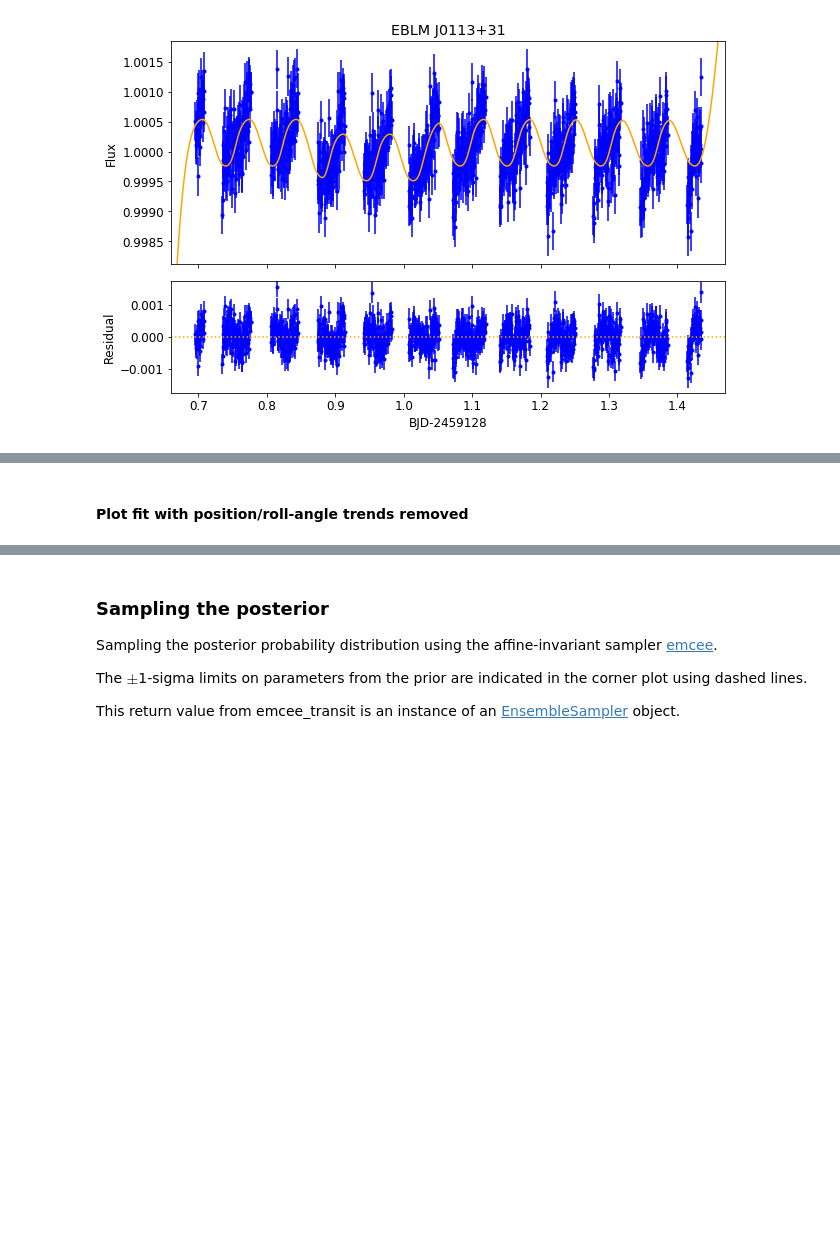
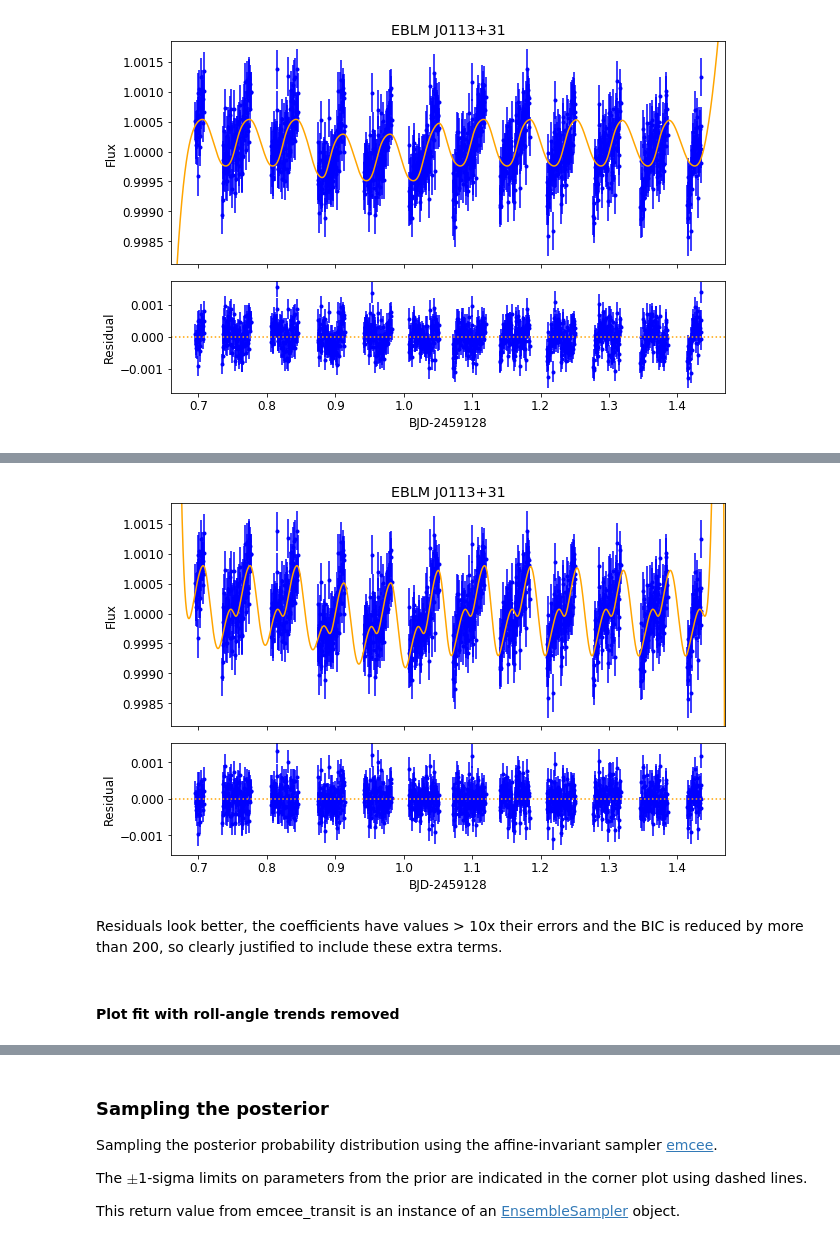
Before and after one commit to pmaxted/pycheops, a Jupyter notebook: pycheops/examples/Notebooks/dataset_fit_eclipse_from_simulation.ipynb, the cells around one changed output, grey strips where cells are left out. Cells and saved outputs as stored; diff of their text form; code cells hidden in the pictures; blank space fills up the shorter version.

Commit message:
dace no-imagette fix, better priors

```diff
--- a/pycheops/examples/Notebooks/dataset_fit_eclipse_from_simulation.ipynb
+++ b/pycheops/examples/Notebooks/dataset_fit_eclipse_from_simulation.ipynb
@@ -136,5 +163,11 @@ fig = dataset.plot_lmfit(title=dataset.target,figsize=(9,6),fontsize=12)
+# %%
+fig = dataset.plot_lmfit(title=dataset.target,figsize=(9,6),fontsize=12)
+# %% [output]
+[figure, added]
+# %% [markdown]
+Residuals look better, the coefficients have values > 10x their errors and the BIC is reduced by more than 200, so clearly justified to include these extra terms.
 # %% [markdown]
-#### Plot fit with position/roll-angle trends removed
+#### Plot fit with roll-angle trends removed
 # %%
 fig = dataset.plot_lmfit(title=dataset.target, detrend=True,
                          figsize=(9,6),fontsize=12)
```
Also changed, not shown: parts of 12 cells of this notebook, 9 other files.
